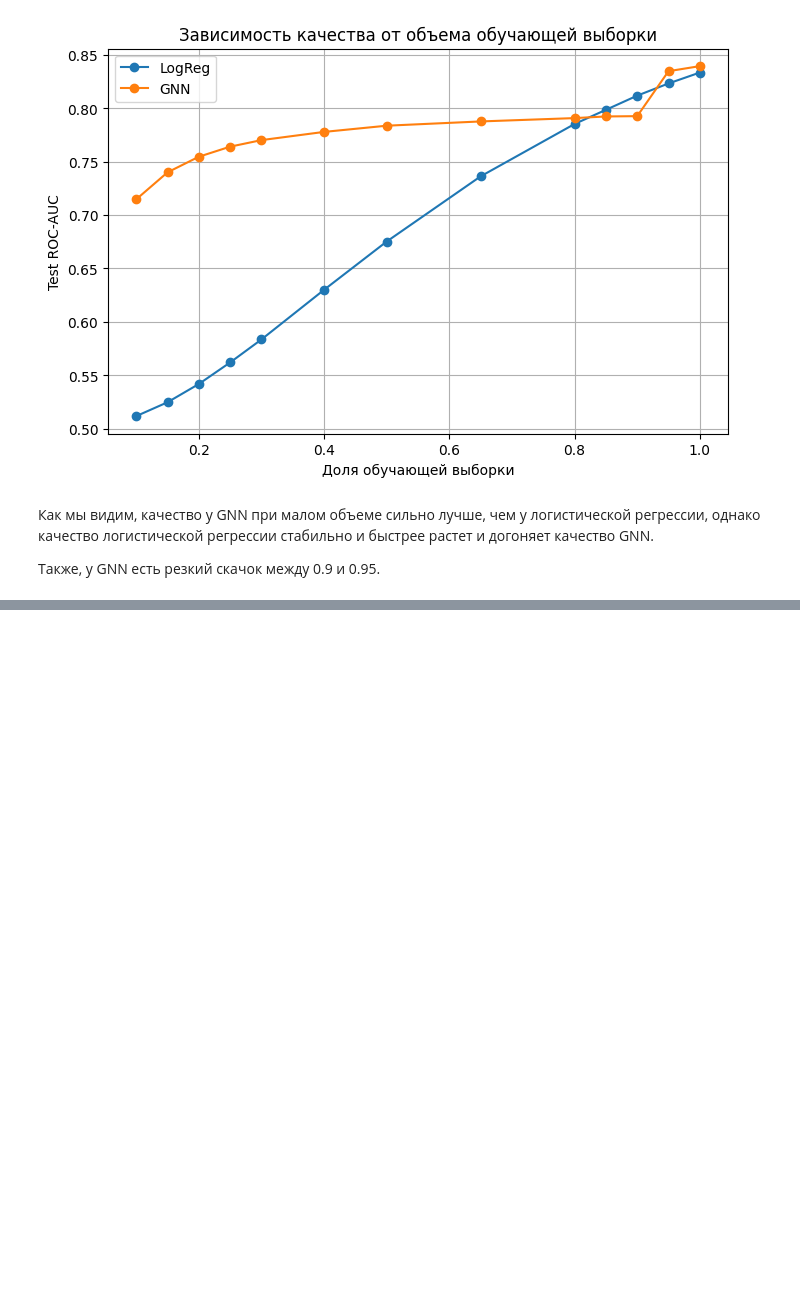
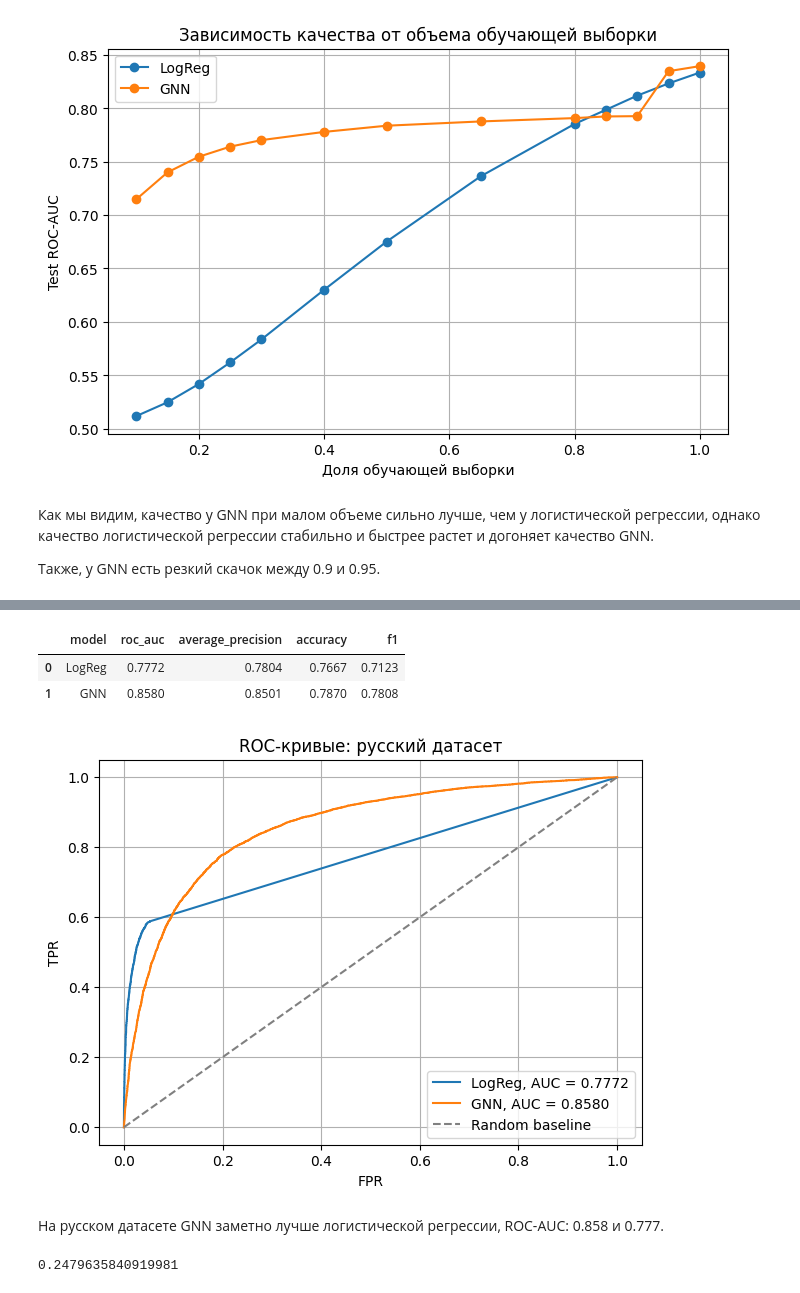
Before and after one commit to AlexeyEmelyan0v/link_prediction_gnn_1, a Jupyter notebook: link_prediction_gnn_1.ipynb, the cells around one changed output, grey strips where cells are left out. Cells and saved outputs as stored; diff of their text form; code cells hidden in the pictures; blank space fills up the shorter version.

```diff
--- a/link_prediction_gnn_1.ipynb
+++ b/link_prediction_gnn_1.ipynb
@@ -23,6 +23,7 @@ from google.colab import drive
 
 drive.mount('/content/drive')
 path = '/content/drive/MyDrive/data-swow.graphml'
+rus_path = '/content/drive/MyDrive/data-rus.graphml'
 # %% [output]
 Drive already mounted at /content/drive; to attempt to forcibly remount, call drive.mount("/content/drive", force_remount=True).
 # %%
@@ -4041,0 +4528,21 @@ plt.show()
+# %%
+rus_gnn_model.eval()
+
+with torch.no_grad():
+    test_logits = rus_gnn_model(rus_data.edge_index, rus_data.edge_weight, test_edge_index)
+    rus_gnn_scores = torch.sigmoid(test_logits).detach().cpu().numpy()
+
+rus_gnn_pred = (rus_gnn_scores >= 0.5).astype(int)
+
+rus_gnn_roc_auc = roc_auc_score(test_labels, rus_gnn_scores)
+rus_gnn_avg_precision = average_precision_score(test_labels, rus_gnn_scores)
+rus_gnn_accuracy = accuracy_score(test_labels, rus_gnn_pred)
+rus_gnn_f1 = f1_score(test_labels, rus_gnn_pred)
+
+print(f"Best validation epoch: {best_epoch}")
+print(f"Best validation ROC-AUC: {best_val_auc:.4f}")
+print(f"Best validation Average Precision: {best_val_ap:.4f}")
+print(f"GNN Test ROC-AUC: {rus_gnn_roc_auc:.4f}")
+print(f"GNN Test Average Precision: {rus_gnn_avg_precision:.4f}")
+print(f"GNN Test Accuracy: {rus_gnn_accuracy:.4f}")
+print(f"GNN Test F1-score: {rus_gnn_f1:.4f}")
@@ -4041,0 +4557,54 @@ plt.show()
+# %%
+rus_results = pd.DataFrame([
+    {
+        "model": "LogReg",
+        "roc_auc": rus_logreg_roc_auc,
+        "average_precision": rus_logreg_avg_precision,
+        "accuracy": rus_logreg_accuracy,
+        "f1": rus_logreg_f1,
+    },
+    {
+        "model": "GNN",
+        "roc_auc": rus_gnn_roc_auc,
+        "average_precision": rus_gnn_avg_precision,
+        "accuracy": rus_gnn_accuracy,
+        "f1": rus_gnn_f1,
+    }
+])
+
+rus_results.round(4)
+# %% [output]
+|  | model | roc_auc | average_precision | accuracy | f1 |
+| 0 | LogReg | 0.7772 | 0.7804 | 0.7667 | 0.7123 |
+| 1 | GNN | 0.8580 | 0.8501 | 0.7870 | 0.7808 |
+# %%
+rus_logreg_fpr, rus_logreg_tpr, _ = roc_curve(test_labels, rus_logreg_score)
+rus_gnn_fpr, rus_gnn_tpr, _ = roc_curve(test_labels, rus_gnn_scores)
+
+plt.figure(figsize=(7, 5))
+plt.plot(
+    rus_logreg_fpr,
+    rus_logreg_tpr,
+    label=f"LogReg, AUC = {rus_logreg_roc_auc:.4f}"
+)
+plt.plot(
+    rus_gnn_fpr,
+    rus_gnn_tpr,
+    label=f"GNN, AUC = {rus_gnn_roc_auc:.4f}"
+)
+plt.plot([0, 1], [0, 1], linestyle="--", color="gray", label="Random baseline")
+
+plt.xlabel("FPR")
+plt.ylabel("TPR")
+plt.title("ROC-кривые: русский датасет")
+plt.legend()
+plt.grid(True)
+plt.show()
+# %% [output]
+[figure, added]
+# %% [markdown]
+На русском датасете GNN заметно лучше логистической регрессии, ROC-AUC: 0.858 и 0.777.
+# %%
+nx.reciprocity(G_rus_weighted)
+# %% [output]
+0.2479635840919981
```
Also changed, not shown: parts of 15 cells of this notebook.
